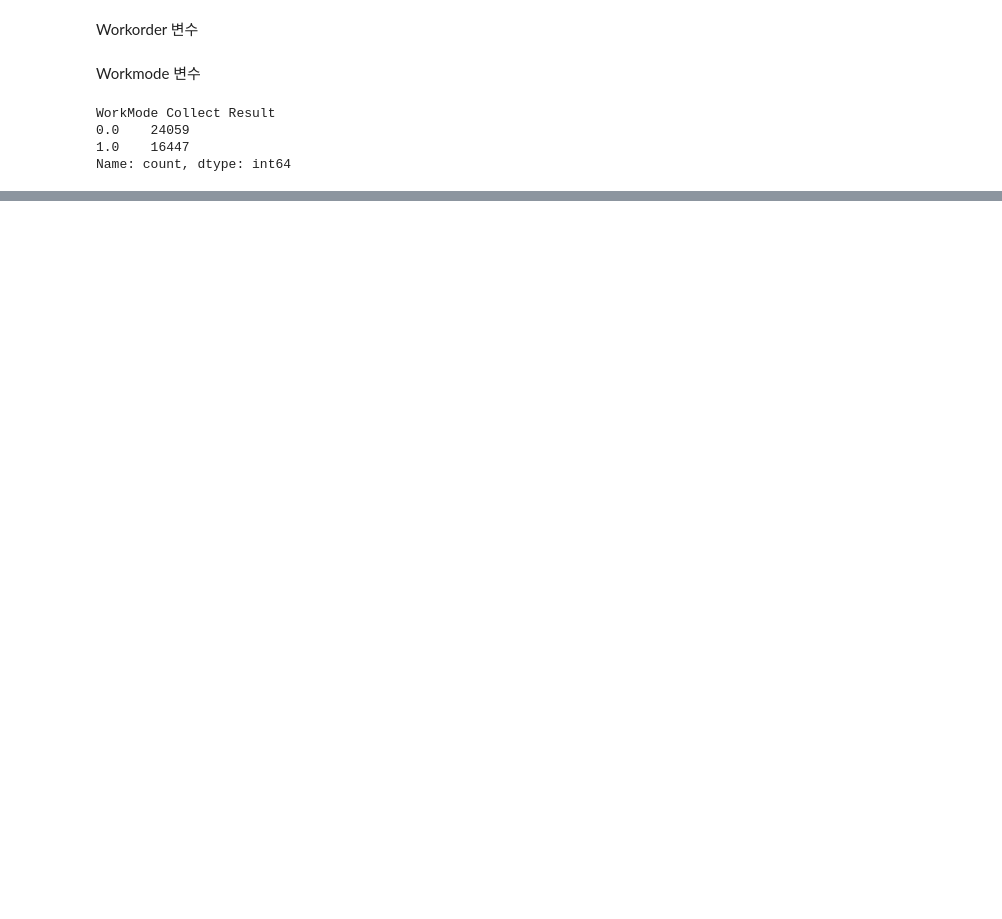
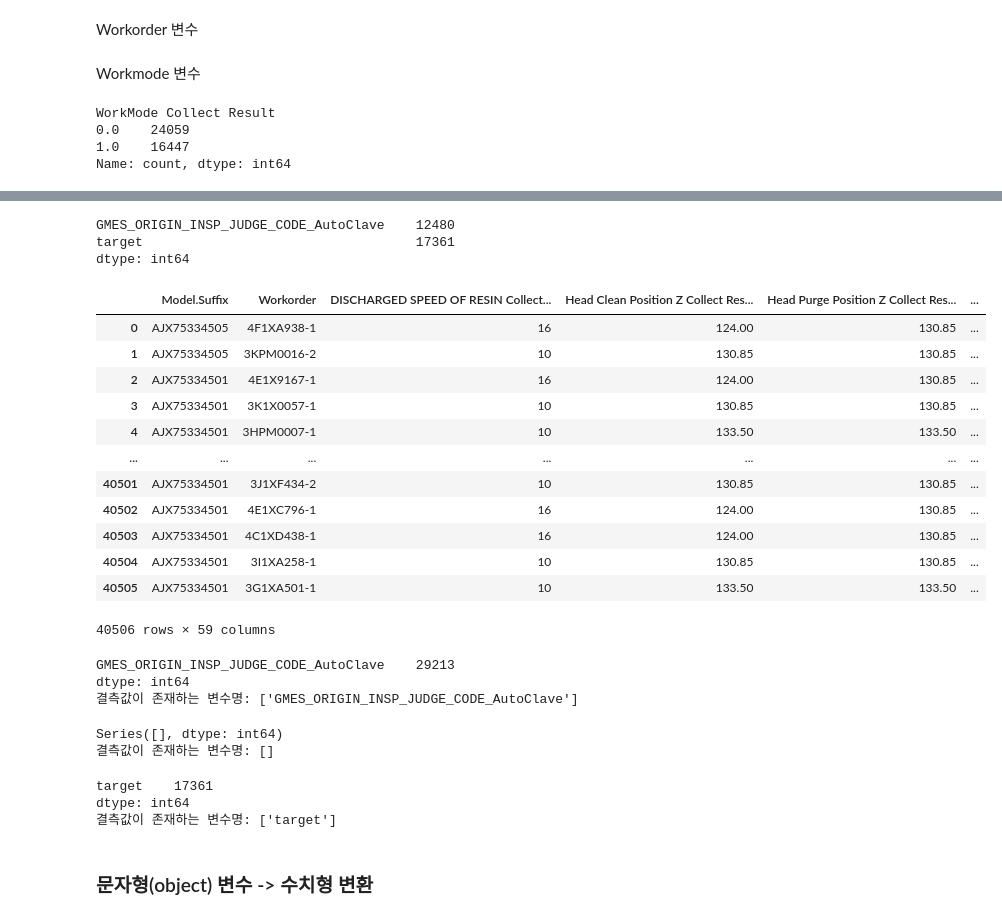
Before and after one commit to dyk9916/Lg_aimers5, a Jupyter notebook: code_log/dongyoung_code/modeling/0814(2).ipynb, the cells around one changed output, grey strips where cells are left out. Saved outputs shown, nothing was run; the diff lists cells and outputs as text; code cells hidden in the pictures; blank space fills up the shorter version.

```diff
--- a/code_log/dongyoung_code/modeling/0814(2).ipynb
+++ b/code_log/dongyoung_code/modeling/0814(2).ipynb
@@ -251,0 +1084,46 @@ Name: count, dtype: int64
+# %%
+# 각 변수별로 결측값이 존재하는지 확인하는 코드
+missing_values = test_data.isnull().sum()
+
+# 결측값이 존재하는 변수와 그 개수 출력
+missing_values = missing_values[missing_values > 0]
+print(missing_values)
+
+# 결측값이 존재하는 변수명을 리스트에 담기
+missing_columns = missing_values.index.tolist()
+# print("결측값이 존재하는 변수명:", missing_columns)
+# %% [output]
+GMES_ORIGIN_INSP_JUDGE_CODE_AutoClave    12480
+target                                   17361
+dtype: int64
+# %%
+train_data
+# %% [output]
+|  | Model.Suffix | Workorder | DISCHARGED SPEED OF RESIN Collect... | Head Clean Position Z Collect Res... | Head Purge Position Z Collect Res... | ... |
+| 0 | AJX75334505 | 4F1XA938-1 | 16 | 124.00 | 130.85 | ... |
+| 1 | AJX75334505 | 3KPM0016-2 | 10 | 130.85 | 130.85 | ... |
+| 2 | AJX75334501 | 4E1X9167-1 | 16 | 124.00 | 130.85 | ... |
+| 3 | AJX75334501 | 3K1X0057-1 | 10 | 130.85 | 130.85 | ... |
+| 4 | AJX75334501 | 3HPM0007-1 | 10 | 133.50 | 133.50 | ... |
+| ... | ... | ... | ... | ... | ... | ... |
+| 40501 | AJX75334501 | 3J1XF434-2 | 10 | 130.85 | 130.85 | ... |
+| 40502 | AJX75334501 | 4E1XC796-1 | 16 | 124.00 | 130.85 | ... |
+| 40503 | AJX75334501 | 4C1XD438-1 | 16 | 124.00 | 130.85 | ... |
+| 40504 | AJX75334501 | 3I1XA258-1 | 10 | 130.85 | 130.85 | ... |
+| 40505 | AJX75334501 | 3G1XA501-1 | 10 | 133.50 | 133.50 | ... |
+40506 rows × 59 columns
+# %%
+# 각 변수별로 결측값이 존재하는지 확인하는 코드
+missing_values = train_data.isnull().sum()
+
+# 결측값이 존재하는 변수와 그 개수 출력
+missing_values = missing_values[missing_values > 0]
+print(missing_values)
+
+# 결측값이 존재하는 변수명을 리스트에 담기
+missing_columns = missing_values.index.tolist()
+print("결측값이 존재하는 변수명:", missing_columns)
+# %% [output]
+GMES_ORIGIN_INSP_JUDGE_CODE_AutoClave    29213
+dtype: int64
+결측값이 존재하는 변수명: ['GMES_ORIGIN_INSP_JUDGE_CODE_AutoClave']
@@ -251,0 +1133,31 @@ Name: count, dtype: int64
+# %%
+# 각 변수별로 결측값이 존재하는지 확인하는 코드
+missing_values = train_data.isnull().sum()
+
+# 결측값이 존재하는 변수와 그 개수 출력
+missing_values = missing_values[missing_values > 0]
+print(missing_values)
+
+# 결측값이 존재하는 변수명을 리스트에 담기
+missing_columns = missing_values.index.tolist()
+print("결측값이 존재하는 변수명:", missing_columns)
+# %% [output]
+Series([], dtype: int64)
+결측값이 존재하는 변수명: []
+# %%
+# 각 변수별로 결측값이 존재하는지 확인하는 코드
+missing_values = test_data.isnull().sum()
+
+# 결측값이 존재하는 변수와 그 개수 출력
+missing_values = missing_values[missing_values > 0]
+print(missing_values)
+
+# 결측값이 존재하는 변수명을 리스트에 담기
+missing_columns = missing_values.index.tolist()
+print("결측값이 존재하는 변수명:", missing_columns)
+# %% [output]
+target    17361
+dtype: int64
+결측값이 존재하는 변수명: ['target']
+# %% [markdown]
+### 문자형(object) 변수 -> 수치형 변환
```
Also changed, not shown: parts of 89 cells of this notebook.
